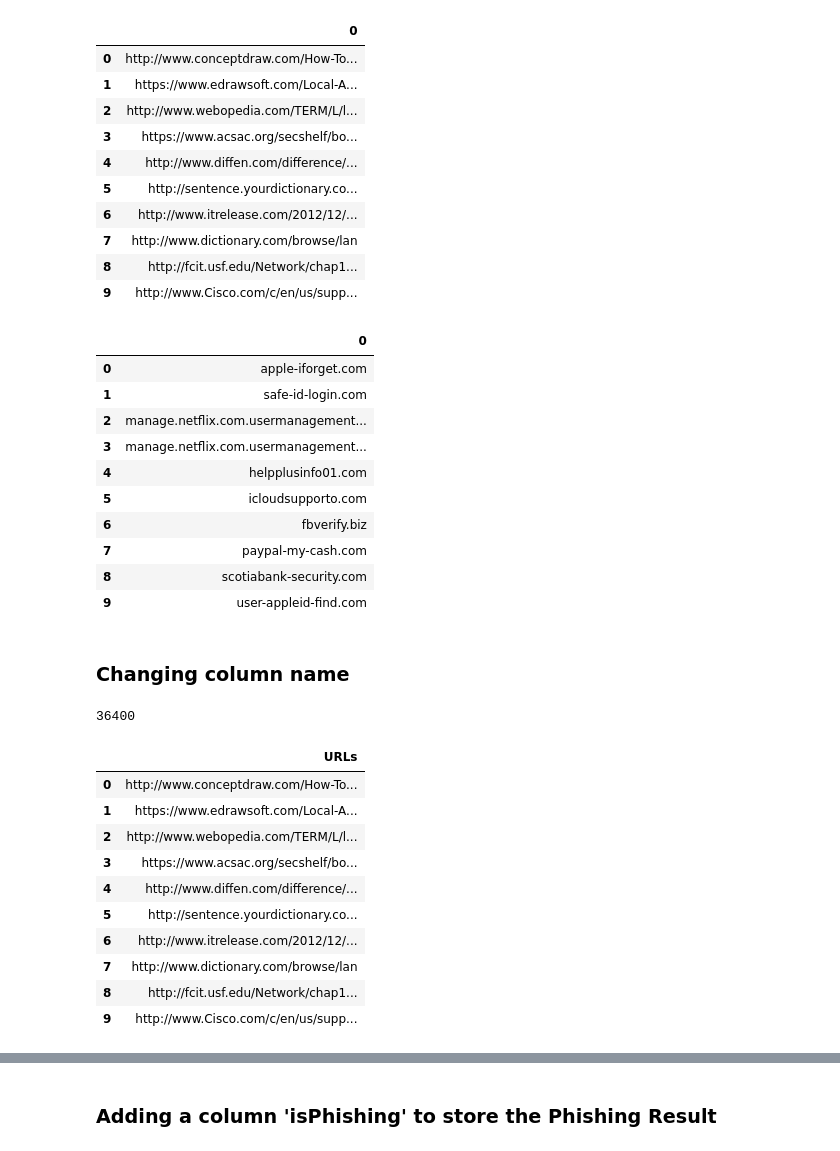
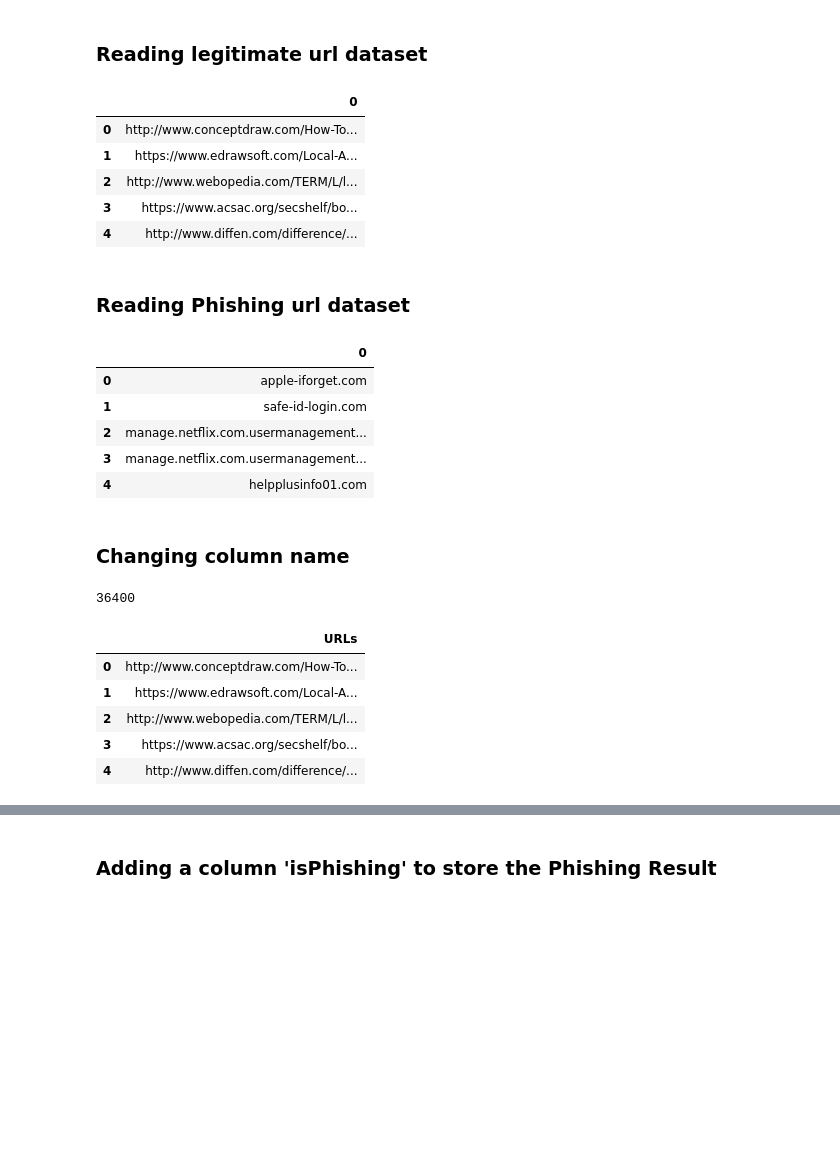
Before and after one commit to Shreya549/no-phishy, a Jupyter notebook: DataMining.ipynb, the cells around one changed output, grey strips where cells are left out. Cells and saved outputs as stored; diff of their text form; code cells hidden in the pictures; blank space fills up the shorter version.

```diff
--- a/DataMining.ipynb
+++ b/DataMining.ipynb
@@ -5,21 +7,20 @@ import json
+# %% [markdown]
+### Reading legitimate url dataset
 # %%
 lg = pd.read_json('data_legitimate_36400.json')
-lg.head(10)
+lg.head()
 # %% [output]
 |  | 0 |
 | 0 | http://www.conceptdraw.com/How-To... |
 | 1 | https://www.edrawsoft.com/Local-A... |
 | 2 | http://www.webopedia.com/TERM/L/l... |
 | 3 | https://www.acsac.org/secshelf/bo... |
 | 4 | http://www.diffen.com/difference/... |
-| 5 | http://sentence.yourdictionary.co... |
-| 6 | http://www.itrelease.com/2012/12/... |
-| 7 | http://www.dictionary.com/browse/lan |
-| 8 | http://fcit.usf.edu/Network/chap1... |
-| 9 | http://www.Cisco.com/c/en/us/supp... |
+# %% [markdown]
+### Reading Phishing url dataset
 # %%
 ph = pd.read_json('data_phishing_37175.json')
-ph.head(10)
+ph.head()
 # %% [output]
 |  | 0 |
 | 0 | apple-iforget.com |
@@ -27,17 +28,12 @@ ph.head(10)
 | 2 | manage.netflix.com.usermanagement... |
 | 3 | manage.netflix.com.usermanagement... |
 | 4 | helpplusinfo01.com |
-| 5 | icloudsupporto.com |
-| 6 | fbverify.biz |
-| 7 | paypal-my-cash.com |
-| 8 | scotiabank-security.com |
-| 9 | user-appleid-find.com |
 # %% [markdown]
 ### Changing column name
 # %%
 lg.rename(columns = {0 : 'URLs'}, inplace = True)
 print (len(lg))
-lg.head(10)
+lg.head()
 # %% [output]
 36400
 |  | URLs |
@@ -46,10 +42,5 @@ lg.head(10)
 | 2 | http://www.webopedia.com/TERM/L/l... |
 | 3 | https://www.acsac.org/secshelf/bo... |
 | 4 | http://www.diffen.com/difference/... |
-| 5 | http://sentence.yourdictionary.co... |
-| 6 | http://www.itrelease.com/2012/12/... |
-| 7 | http://www.dictionary.com/browse/lan |
-| 8 | http://fcit.usf.edu/Network/chap1... |
-| 9 | http://www.Cisco.com/c/en/us/supp... |
 # %%
 ph.rename(columns = {0 : 'URLs'}, inplace = True)
```
Also changed, not shown: parts of 37 cells of this notebook, 1 other file.
